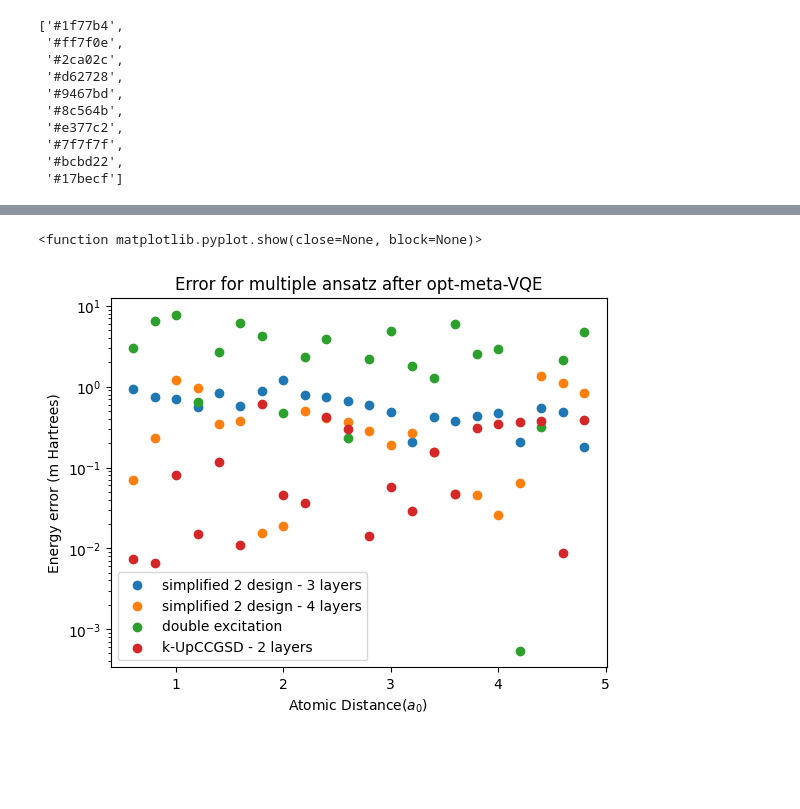
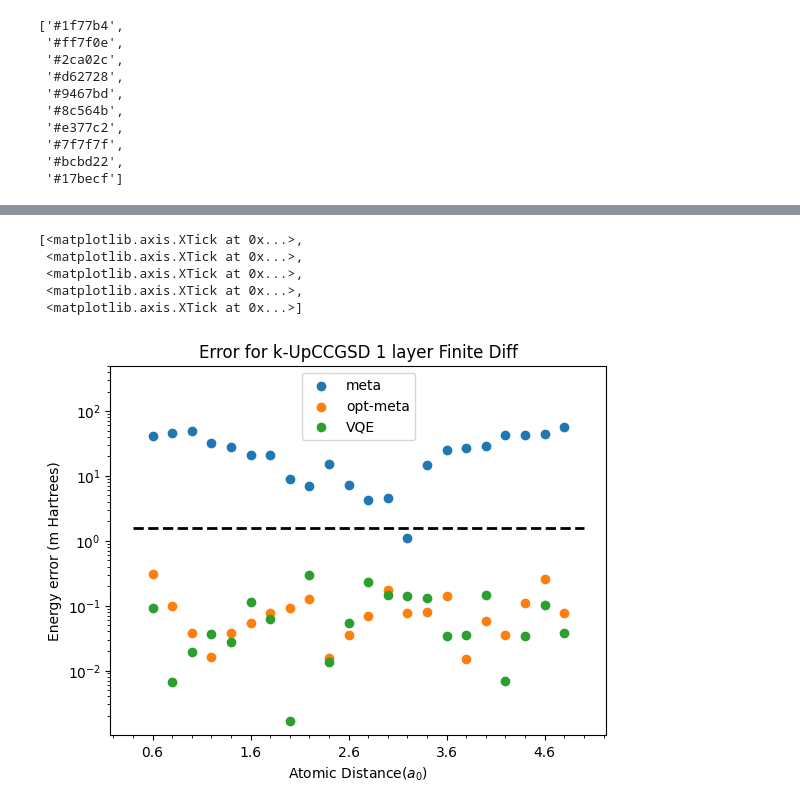
Before and after one commit to sergioandrescs/meta-VQE-pennylane, a Jupyter notebook: plot_join_ansatz.ipynb, the cells around one changed output, grey strips where cells are left out. Cells and saved outputs as stored; diff of their text form; code cells hidden in the pictures; blank space fills up the shorter version.

```diff
--- a/plot_join_ansatz.ipynb
+++ b/plot_join_ansatz.ipynb
@@ -1,11 +1,13 @@
 # %%
 import matplotlib.pyplot as plt
+from matplotlib.ticker import MultipleLocator
 import json
 from pennylane import numpy as np
 
-FILES_NAMES = {"simplified_2_design":{"fd":["simplified2design_3layers_fd","simplified2design_4layers_fd"]},
-               "single_double":{"fd":["meta_simples_doubles_fd"]},
-               "kupccgsd":{"fd":["kupccgsd_1layers_fd", "kupccgsd_2layers_fd"]}}
+FILES_NAMES = {"simplified_2_design":{"fd":["simplified2design_4layers_fd"], "ps":["simplified2design_4layers_ps"]},
+               "single_double":{"fd":["meta_simples_doubles_fd"], "ps":["meta_simples_doubles_ps"]},
+               "double":{"fd":["meta_doubles_fd"], "ps":["meta_doubles_ps"]},
+               "kupccgsd":{"fd":["kupccgsd_1layers_fd"], "ps":["kupccgsd_1layers_ps"]}}
 
 DATA = {i:{"fd":[],"ps":[]} for i in FILES_NAMES}
 
@@ -45,3 +61,8 @@ for ansatz in FILES_NAMES:
                 # Read & print the entire file
                 data = reader.read()
                 DATA[ansatz][diff_method].append(json.loads(data))
+# %%
+simplified_data_fd = DATA["simplified_2_design"]["fd"][0]["results"]
+single_double_data_fd = DATA["single_double"]["fd"][0]["results"]
+double_data_fd = DATA["double"]["fd"][0]["results"]
+kupccgsd_data_fd = DATA["kupccgsd"]["fd"][0]["results"]
@@ -79,16 +171,27 @@ plt.show
 # %%
 # Plot for errors
-plt.scatter(test_points,[np.abs(i-j)*1000 for i,j in zip(DATA["simplified_2_design"]["fd"][0]["opt_meta"] ,fci_energies)], label="simplified 2 design - 3 layers", marker='o')
-plt.scatter(test_points,[np.abs(i-j)*1000 for i,j in zip(DATA["simplified_2_design"]["fd"][1]["opt_meta"] ,fci_energies)], label="simplified 2 design - 4 layers", marker='o')
-plt.scatter(test_points,[np.abs(i-j)*1000 for i,j in zip(DATA["single_double"]["fd"][0]["opt_meta"] ,fci_energies)], label="double excitation", marker='o')
-plt.scatter(test_points,[np.abs(i-j)*1000 for i,j in zip(DATA["kupccgsd"]["fd"][0]["opt_meta"] ,fci_energies)], label="k-UpCCGSD - 2 layers", marker='o')
+fig, ax = plt.subplots()
 
-plt.legend()
-plt.title('Error for multiple ansatz after opt-meta-VQE')
-plt.yscale('log',base=10)
-plt.ylabel('Energy error (m Hartrees)')
-plt.xlabel('Atomic Distance($a_{0}$)')
-plt.show
+ax.scatter(test_points,[np.abs(i-j)*1000 for i,j in zip(kupccgsd_data_fd["adam"]["meta"]["energies_after_meta"],fci_energies)], label="meta", marker='o')
+ax.scatter(test_points,[np.abs(i-j)*1000 for i,j in zip([energy[-1] for energy in kupccgsd_data_fd["adam"]["opt_meta"]["energies"]],fci_energies)], label="opt-meta", marker='o')
+ax.scatter(test_points,[np.abs(i-j)*1000 for i,j in zip([energy[-1] for energy in kupccgsd_data_fd["adam"]["vqe"]["energies"]],fci_energies)], label="VQE", marker='o')
+
+
+ax.legend()
+ax.set_title('Error for k-UpCCGSD 1 layer Finite Diff')
+ax.set_yscale('log',base=10)
+ax.set_ylabel('Energy error (m Hartrees)')
+ax.set_xlabel('Atomic Distance($a_{0}$)')
+ax.set_ylim(top=5e2)
+
+ax.hlines(y=1.6, xmin=test_points[0] -0.2, xmax=test_points[-1]+0.2, linestyles='--', linewidth=2, color='black')
+
+ax.xaxis.set_minor_locator(MultipleLocator(0.2))
+ax.set_xticks(np.arange(min(test_points), max(test_points)+0.2, 1))
 # %% [output]
-<function matplotlib.pyplot.show(close=None, block=None)>
+[<matplotlib.axis.XTick at 0x...>,
+ <matplotlib.axis.XTick at 0x...>,
+ <matplotlib.axis.XTick at 0x...>,
+ <matplotlib.axis.XTick at 0x...>,
+ <matplotlib.axis.XTick at 0x...>]
-[figure, old version]
+[figure, new version]
```
Also changed, not shown: parts of 10 cells of this notebook.
